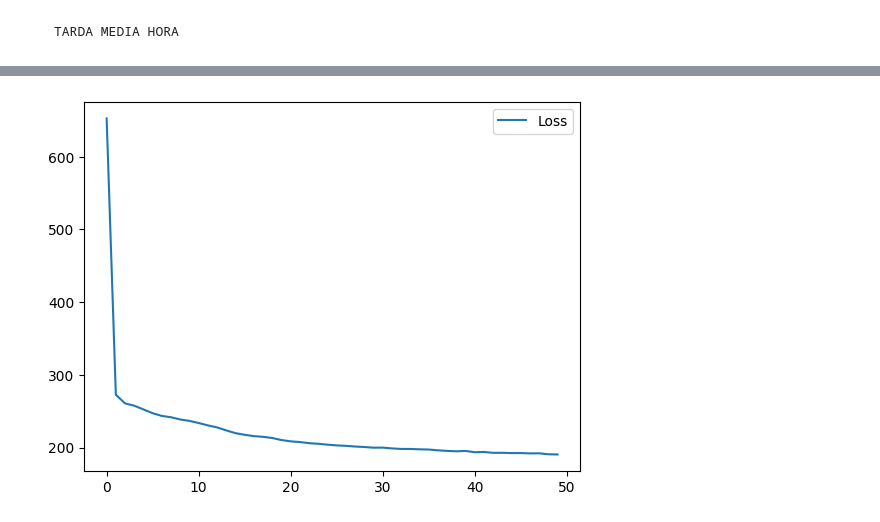
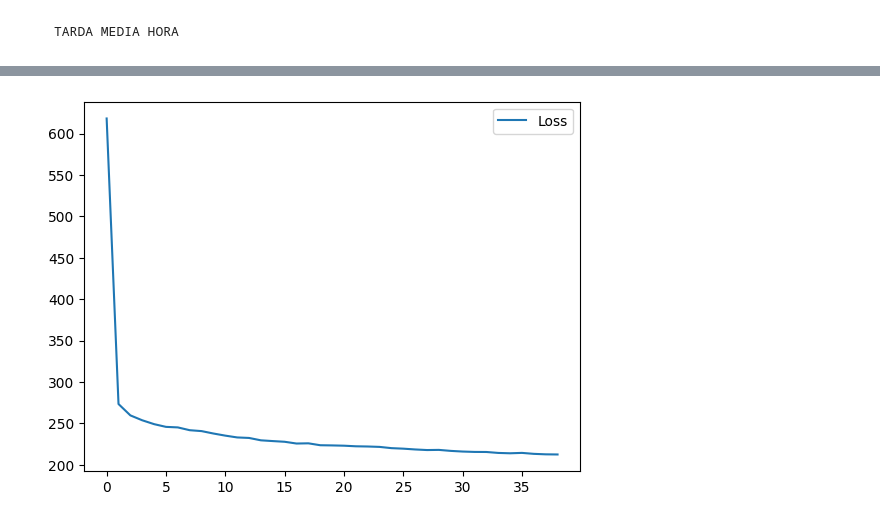
Before and after one commit to PabloGallardoFuentes/TFG-Machine-Learning, a Jupyter notebook: deep.ipynb, the cells around one changed output, grey strips where cells are left out. Drawn from its saved outputs; the diff is of its cells as text; code cells hidden in the pictures.

```diff
--- a/deep.ipynb
+++ b/deep.ipynb
@@ -108,6 +31,26 @@ Mean Squared Error: 184.76280788120172
 # %% [markdown]
     TARDA 20 MINUTOS
 # %%
+X = data_filtered.drop('Puntuacion', axis=1)  # Ajusta 'target_column' al nombre de tu columna de destino
+y = data_filtered['Puntuacion']
+X_train, X_test, y_train, y_test = train_test_split(X, y, test_size=0.2, random_state=42)
+
+# Escalar los datos
+# scaler = StandardScaler()
+# X_train = scaler.fit_transform(X_train)
+# X_test = scaler.transform(X_test)
+# print(X_train)
+
+# Definir el modelo de Keras
+def build_model():
+    model = keras.Sequential([
+        keras.layers.Dense(10, activation='relu', input_shape=(X_train.shape[1],)),
+        keras.layers.Dense(10, activation='relu'),
+        keras.layers.Dense(1)
+    ])
+    model.compile(optimizer='adam', loss='mean_squared_error', metrics=['mean_absolute_error', 'mean_squared_error'])
+    return model
+
 # Clase para integrar Keras con scikit-learn para regresión
 class KerasRegressorR2(BaseEstimator, RegressorMixin):
     def __init__(self, build_fn, epochs=100, batch_size=32, verbose=0):
@@ -118,7 +61,7 @@ class KerasRegressorR2(BaseEstimator, RegressorMixin):
 
     def fit(self, X, y):
         self.model_ = self.build_fn()
-        self.history_ = self.model_.fit(X, y, epochs=self.epochs, batch_size=self.batch_size, verbose=self.verbose)
+        self.history_ = self.model_.fit(X, y, epochs=self.epochs, batch_size=self.batch_size, verbose=self.verbose, )
         return self
 
     def predict(self, X):
@@ -132,7 +75,7 @@ class KerasRegressorR2(BaseEstimator, RegressorMixin):
         return self.history_
 
 # Integrar el modelo de Keras con scikit-learn
-keras_reg = KerasRegressorR2(build_model, epochs=50, batch_size=16, verbose=1)
+keras_reg = KerasRegressorR2(build_model, epochs=39, batch_size=32, verbose=1)
 
 # Entrenar el modelo
 keras_reg.fit(X_train, y_train)
@@ -256,13 +116,13 @@ Epoch 50/50
 # %%
 history = keras_reg.history_
 loss_values =  history.history['loss']
 # val_loss_values = history.history.get('val_loss', [])
 # print(val_loss_values)
-plt.plot(range(0, 50, 1), loss_values, label='Loss')
+plt.plot(range(0, 39, 1), loss_values, label='Loss')
 plt.legend()
 plt.show()
 # %% [output]
-[figure, old version]
+[figure, new version]
 # %%
 conductores = data['IDConductor'].unique()
 paradasCarga = pd.read_csv(r"./modelos/paradasCarga.csv")
```
Also changed, not shown: parts of 5 cells of this notebook.
